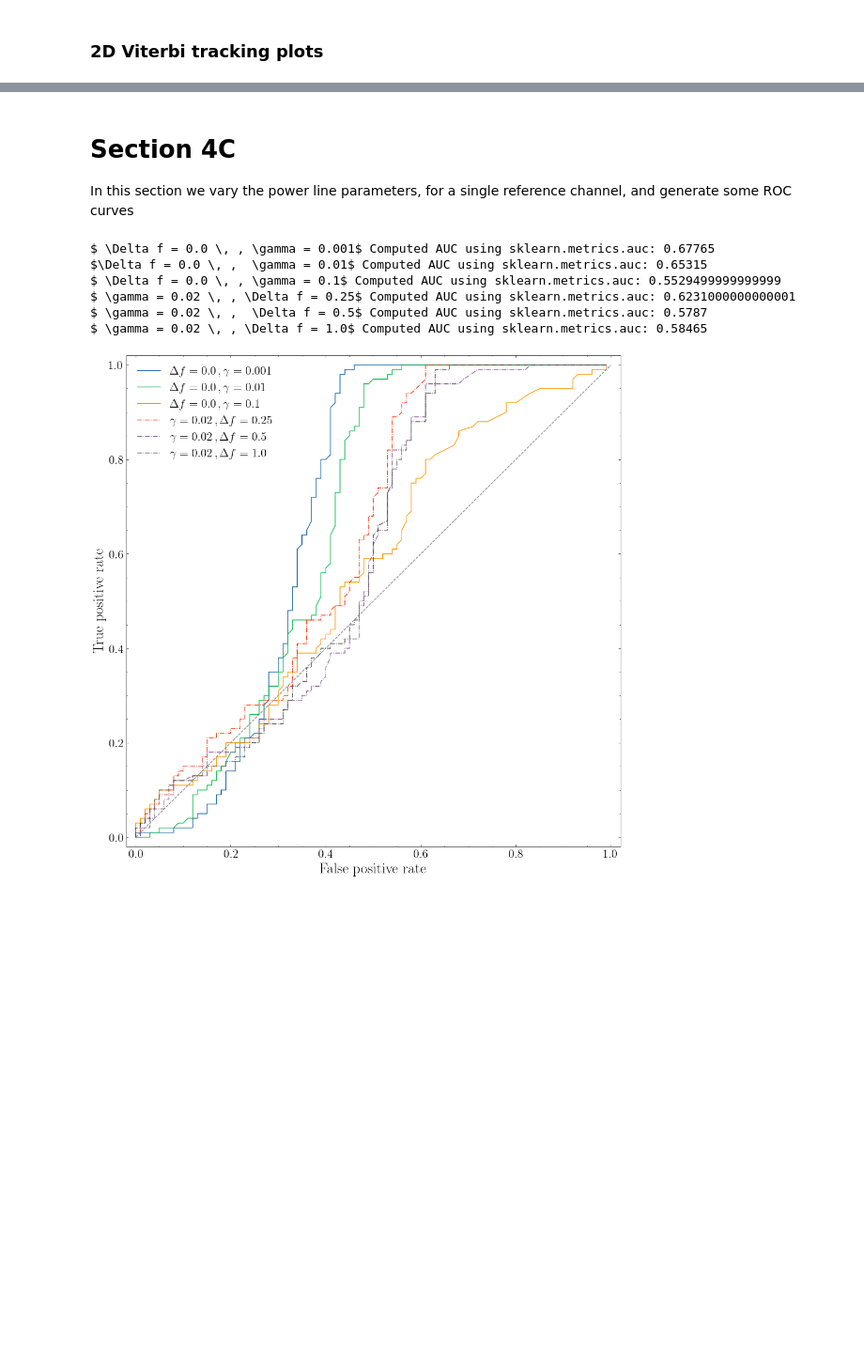
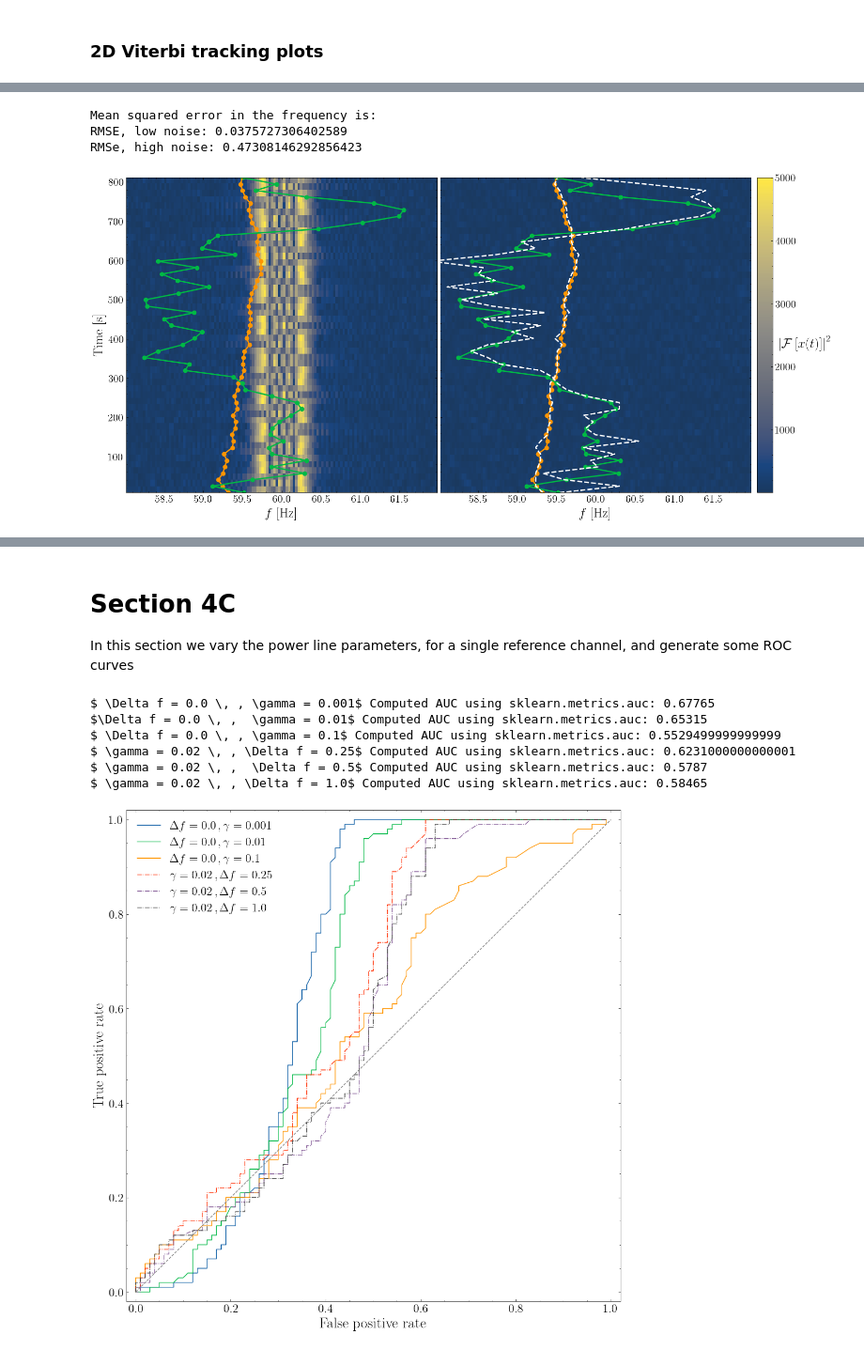
Before and after one commit to tomkimpson/ANC, a Jupyter notebook: src/plots_for_paper/all_plots_for_paper.ipynb, the cells around one changed output, grey strips where cells are left out. Shown at 94% size. Drawn from its saved outputs; the diff is of its cells as text; code cells hidden in the pictures; blank space fills up the shorter version.

```diff
--- a/src/plots_for_paper/all_plots_for_paper.ipynb
+++ b/src/plots_for_paper/all_plots_for_paper.ipynb
@@ -292,4 +207 @@ reference.write(f'../../data/cascade_H1_file_o3_large.txt')
-# %%
-#Load it again
-nr = TimeSeries.read(f'../../data/cascade_H1_file_o3.txt')
 # %%
@@ -302,5 +216,4 @@ split_array_times = np.split(times_np,noToPlot)
 # %%
 for i in range(len(split_arrays)):
-    print(i)
     ts_i = TimeSeries(split_arrays[i], unit=reference.unit,sample_rate=reference.sample_rate,times=split_array_times[i])
-    ts_i.write(f'../../data/cascade_H1_O3/H1_{i}.txt')
+    ts_i.write(f'../../data/cascade_H1_canonical/H1_{i}.txt')
@@ -584,6 +441,14 @@ def mean_squared_error(data_true,data_predict):
     return MSE
 
 
+def rmse(data_true,data_predict):
+
+    difference = np.subtract(data_true,data_predict)
+    squared_sum = np.sum(difference**2)
+
+
+
+    return np.sqrt(squared_sum / len(data_true))
 
 
 
@@ -614,8 +479,8 @@ def plot_2d(xbefore,xafter,f,t,GW_f_true1,GW_f_estim1,GW_f_true2,GW_f_estim2,vmi
     fig, (ax1,ax2) = plt.subplots(nrows=1, ncols=2, figsize=(17,9),sharey=True)
 
 
-    pos1 = ax1.imshow(xbefore, cmap=cmap, interpolation='nearest',vmin=vmin,vmax=vmax,extent=[f[0],f[-1],t[0],t[-1]],aspect=1/200)
-    pos2 = ax2.imshow(xafter, cmap=cmap, interpolation='nearest',vmin=vmin,vmax=vmax,extent=[f[0],f[-1],t[0],t[-1]],aspect=1/200)
+    pos1 = ax1.imshow(xbefore, cmap=cmap, interpolation='nearest',vmin=vmin,vmax=vmax,extent=[f[0],f[-1],t[0],t[-1]],aspect=1/200,alpha=0.9)
+    pos2 = ax2.imshow(xafter, cmap=cmap, interpolation='nearest',vmin=vmin,vmax=vmax,extent=[f[0],f[-1],t[0],t[-1]],aspect=1/200,alpha=0.9)
 
 
     lw = 2.0
@@ -648,17 +513,17 @@ def plot_2d(xbefore,xafter,f,t,GW_f_true1,GW_f_estim1,GW_f_true2,GW_f_estim2,vmi
 
 
     #Plot estimates on RHS
-    ax2.plot(GW_f_estim1,t,c='C3',linewidth=lw,linestyle='dashed')
-    ax2.plot(GW_f_estim2,t,c='y',linewidth=lw,linestyle='dashed')
+    ax2.plot(GW_f_estim1,t,c='white',linewidth=lw,linestyle='dashed')
+    ax2.plot(GW_f_estim2,t,c='white',linewidth=lw,linestyle='dashed')
 
 
     #Surface some error estimates
-    MSE_low_noise = mean_squared_error(GW_f_true1,GW_f_estim1)
-    MSE_high_noise = mean_squared_error(GW_f_true2,GW_f_estim2)
+    MSE_low_noise = rmse(GW_f_true1,GW_f_estim1)
+    MSE_high_noise = rmse(GW_f_true2,GW_f_estim2)
 
     print("Mean squared error in the frequency is:")
-    print('MSE, low noise:', MSE_low_noise)
-    print('MSe, high noise:', MSE_high_noise)
+    print('RMSE, low noise:', MSE_low_noise)
+    print('RMSe, high noise:', MSE_high_noise)
 
 
 
@@ -721 +723,20 @@ MSe, high noise: 0.22380607056663052
 [figure]
+# %%
+path1 = "../../data/fig_plot_8_and_9_viterbi_path_ANC_example_1.mat"
+viterbi_with_pem,viterbi_without_pem,f,t,GW_freq_true1,GW_freq_estim1 = load_data(path1)
+
+
+path2 = "../../data/fig_plot_8_and_9_viterbi_path_ANC_example_2.mat"
+_,_,_,_,GW_freq_true2,GW_freq_estim2 = load_data(path2)
+
+
+
+##Low contrast
+cbar_lower_limit = 1
+cbar_upper_limit = 5000
+plot_2d(viterbi_with_pem.T,viterbi_without_pem.T,f,t,GW_freq_true1,GW_freq_estim1,GW_freq_true2,GW_freq_estim2,cbar_lower_limit,cbar_upper_limit,fname='viterbi_tracking_canonical',reverse_ordering=True,cmap='cividis')
+# %% [output]
+Mean squared error in the frequency is:
+RMSE, low noise: 0.0375727306402589
+RMSe, high noise: 0.47308146292856423
+[figure, added]
```
Also changed, not shown: parts of 37 cells of this notebook, 47 other files.
